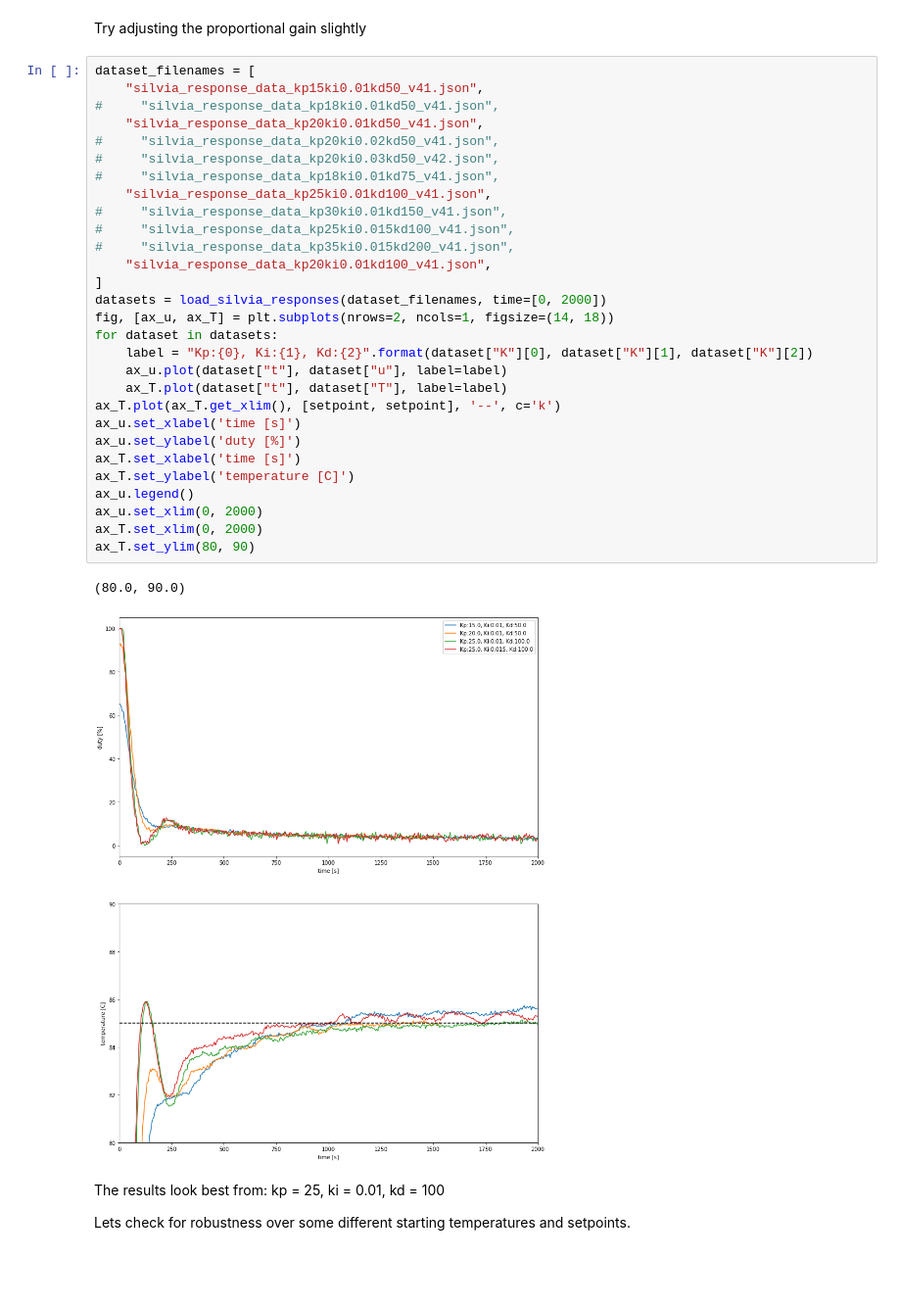
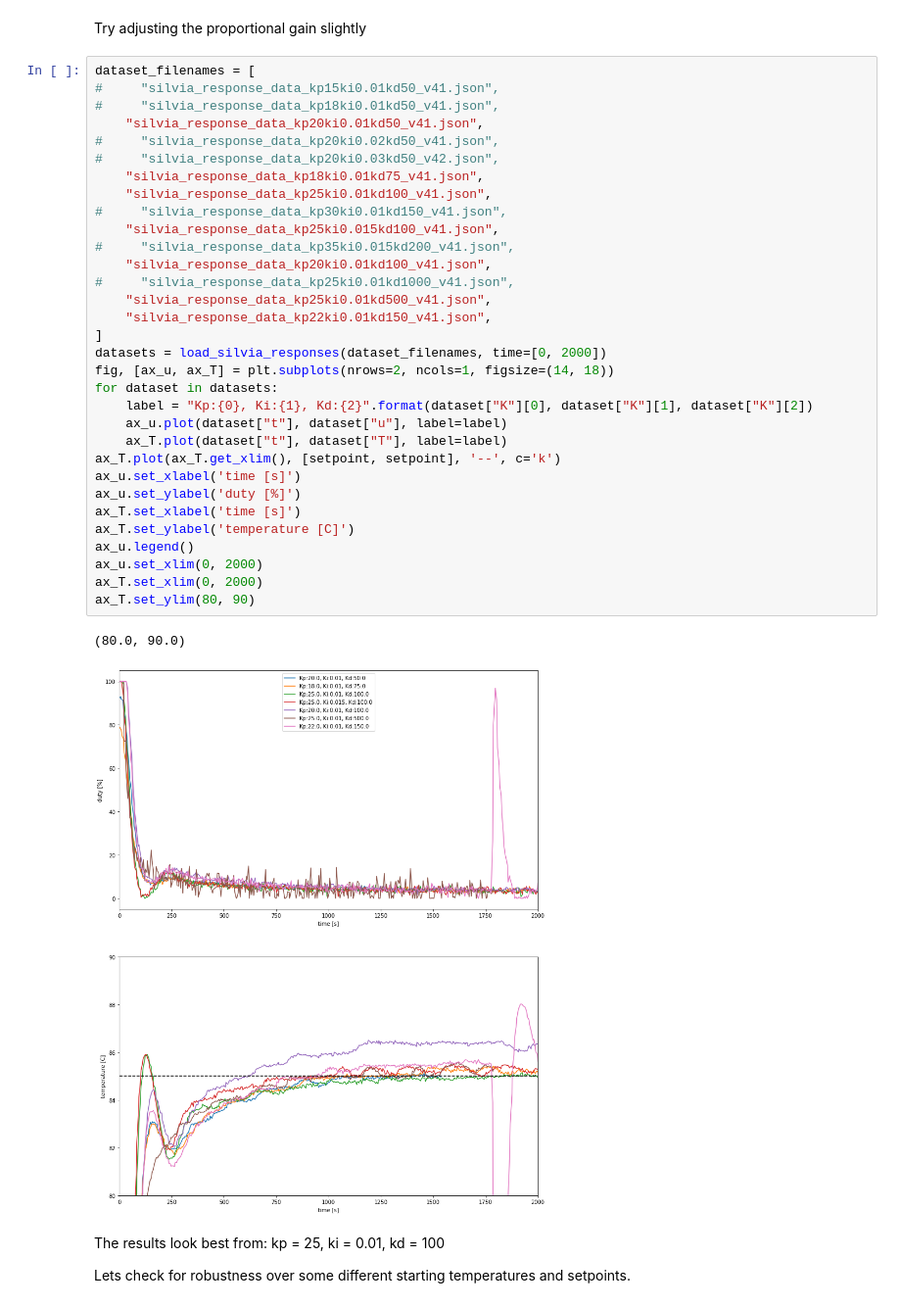
Before and after one commit to willhunt/silvia, a Jupyter notebook: docs/docs/control/assets/silvia_manual_tuning.ipynb, the cells around one changed output. Shown at 98% size. Saved outputs shown, nothing was run; the diff lists cells and outputs as text; blank space fills up the shorter version.

```diff
--- a/docs/docs/control/assets/silvia_manual_tuning.ipynb
+++ b/docs/docs/control/assets/silvia_manual_tuning.ipynb
@@ -803,36 +803,39 @@ ax_T.set_ylim(75, 90)
 Try adjusting the proportional gain slightly
 # %%
 dataset_filenames = [
-    "silvia_response_data_kp15ki0.01kd50_v41.json",
+#     "silvia_response_data_kp15ki0.01kd50_v41.json",
 #     "silvia_response_data_kp18ki0.01kd50_v41.json",
     "silvia_response_data_kp20ki0.01kd50_v41.json",
 #     "silvia_response_data_kp20ki0.02kd50_v41.json",
 #     "silvia_response_data_kp20ki0.03kd50_v42.json",
-#     "silvia_response_data_kp18ki0.01kd75_v41.json",
+    "silvia_response_data_kp18ki0.01kd75_v41.json",
     "silvia_response_data_kp25ki0.01kd100_v41.json",
 #     "silvia_response_data_kp30ki0.01kd150_v41.json",
-#     "silvia_response_data_kp25ki0.015kd100_v41.json",
+    "silvia_response_data_kp25ki0.015kd100_v41.json",
 #     "silvia_response_data_kp35ki0.015kd200_v41.json",
     "silvia_response_data_kp20ki0.01kd100_v41.json",
+#     "silvia_response_data_kp25ki0.01kd1000_v41.json",
+    "silvia_response_data_kp25ki0.01kd500_v41.json",
+    "silvia_response_data_kp22ki0.01kd150_v41.json",
 ]
 datasets = load_silvia_responses(dataset_filenames, time=[0, 2000])
 fig, [ax_u, ax_T] = plt.subplots(nrows=2, ncols=1, figsize=(14, 18))
 for dataset in datasets:
     label = "Kp:{0}, Ki:{1}, Kd:{2}".format(dataset["K"][0], dataset["K"][1], dataset["K"][2])
     ax_u.plot(dataset["t"], dataset["u"], label=label)
     ax_T.plot(dataset["t"], dataset["T"], label=label)
 ax_T.plot(ax_T.get_xlim(), [setpoint, setpoint], '--', c='k')
 ax_u.set_xlabel('time [s]')
 ax_u.set_ylabel('duty [%]')
 ax_T.set_xlabel('time [s]')
 ax_T.set_ylabel('temperature [C]')
 ax_u.legend()
 ax_u.set_xlim(0, 2000)
 ax_T.set_xlim(0, 2000)
 ax_T.set_ylim(80, 90)
 # %% [output]
 (80.0, 90.0)
-[figure, old version]
+[figure, new version]
 # %% [markdown]
 The results look best from:
 kp = 25, ki = 0.01, kd = 100
```
Also changed, not shown: parts of 4 cells of this notebook, 18 other files.
